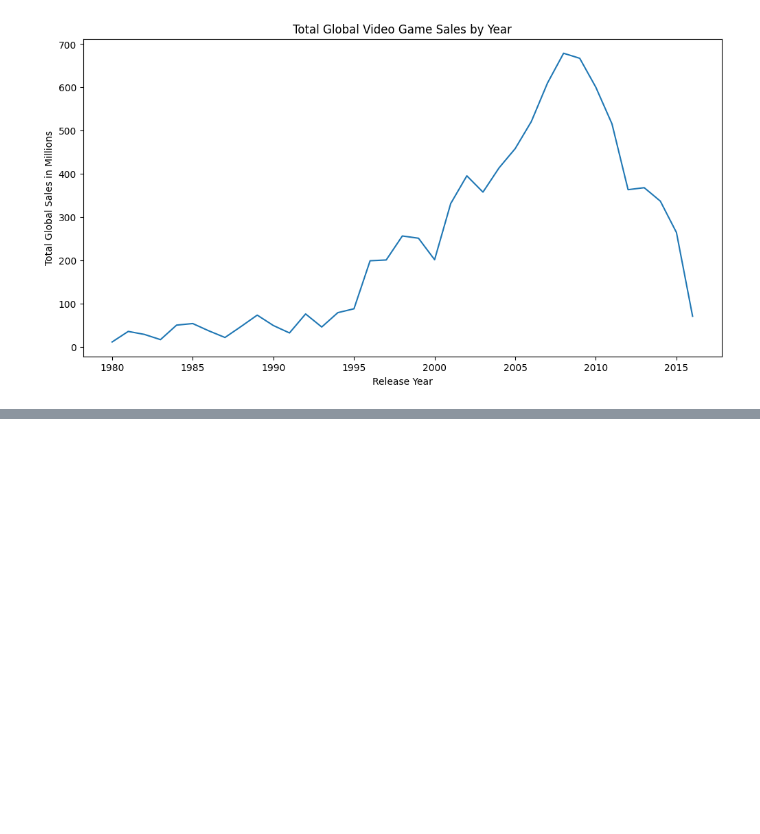
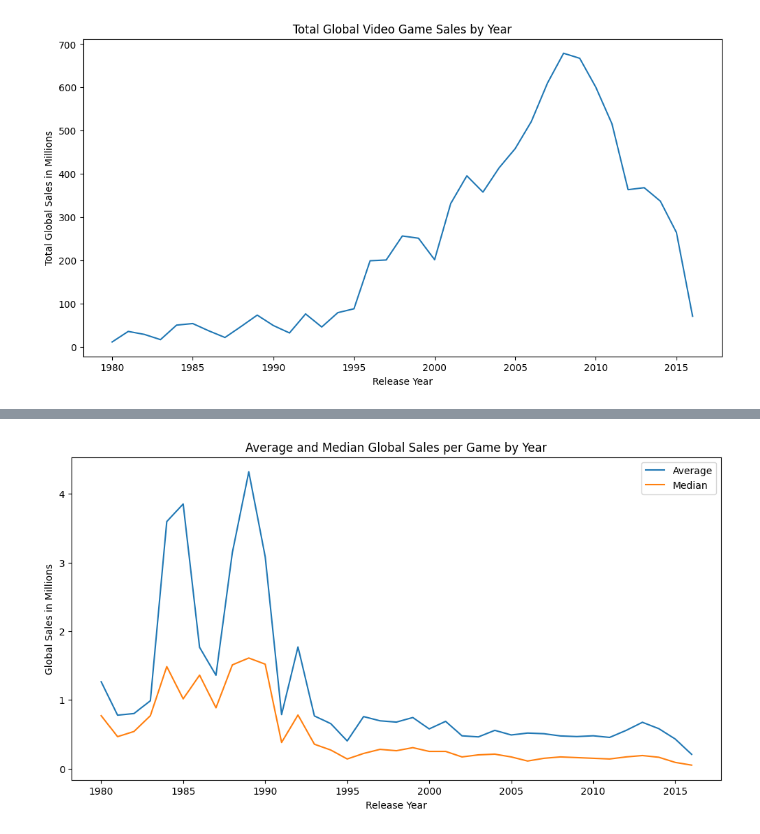
Before and after one commit to tylernsocial/data-analysis-on-the-videogame-industry, a Jupyter notebook: notebooks/02_exploratory_data_analysis.ipynb, the cells around one changed output, grey strips where cells are left out. Saved outputs shown, nothing was run; the diff lists cells and outputs as text; code cells hidden in the pictures; blank space fills up the shorter version.

```diff
--- a/notebooks/02_exploratory_data_analysis.ipynb
+++ b/notebooks/02_exploratory_data_analysis.ipynb
@@ -243,0 +252,23 @@ plt.show()
+# %%
+fig, ax = plt.subplots(figsize=(12, 6))
+
+ax.plot(
+    yearly_sales_summary["year"],
+    yearly_sales_summary["average_global_sales"],
+    label="Average"
+)
+
+ax.plot(
+    yearly_sales_summary["year"],
+    yearly_sales_summary["median_global_sales"],
+    label="Median"
+)
+
+ax.set_title("Average and Median Global Sales per Game by Year")
+ax.set_xlabel("Release Year")
+ax.set_ylabel("Global Sales in Millions")
+ax.legend()
+
+plt.show()
+# %% [output]
+[figure, added]
```
Also changed, not shown: parts of 2 cells of this notebook.
